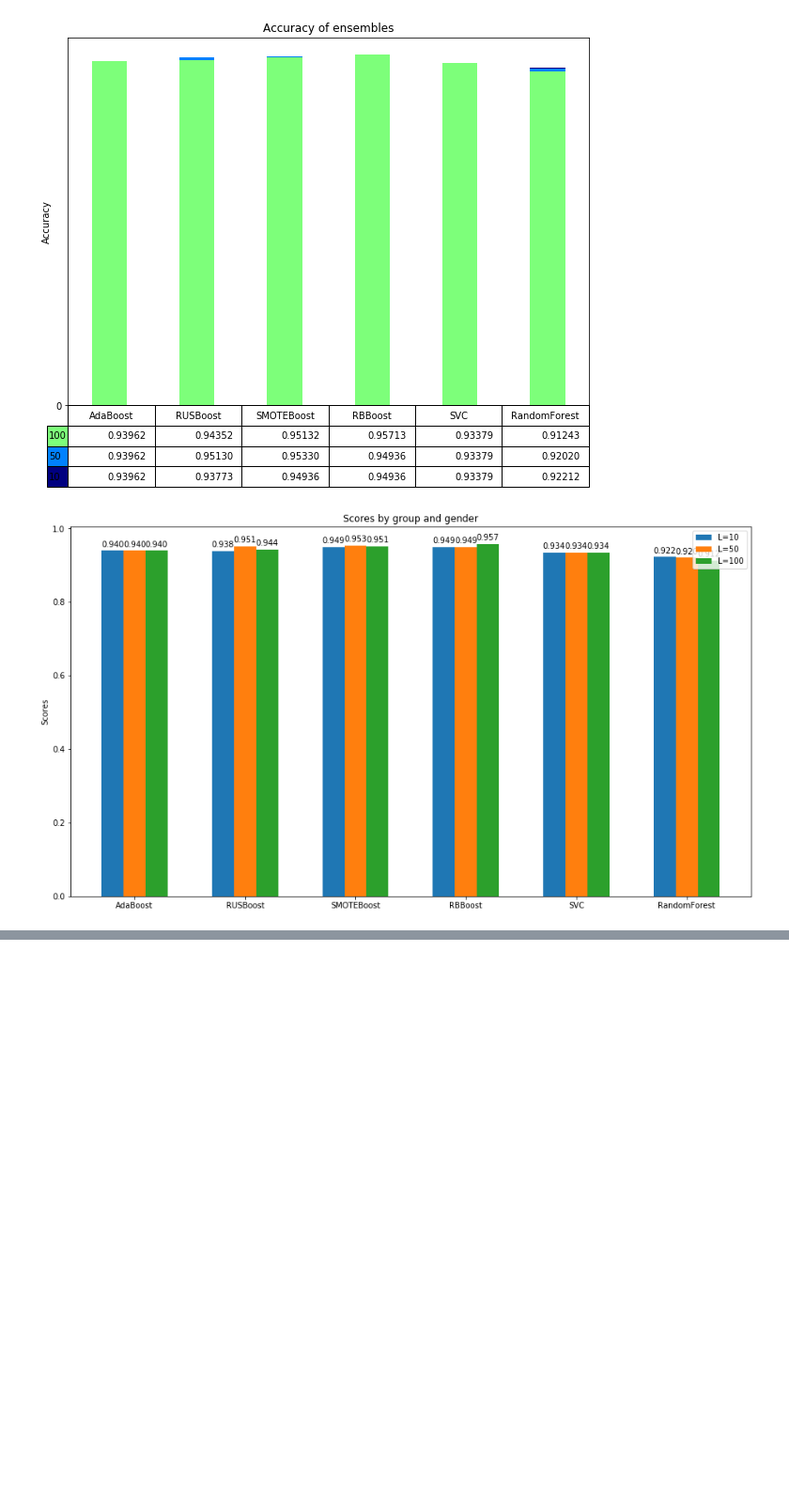
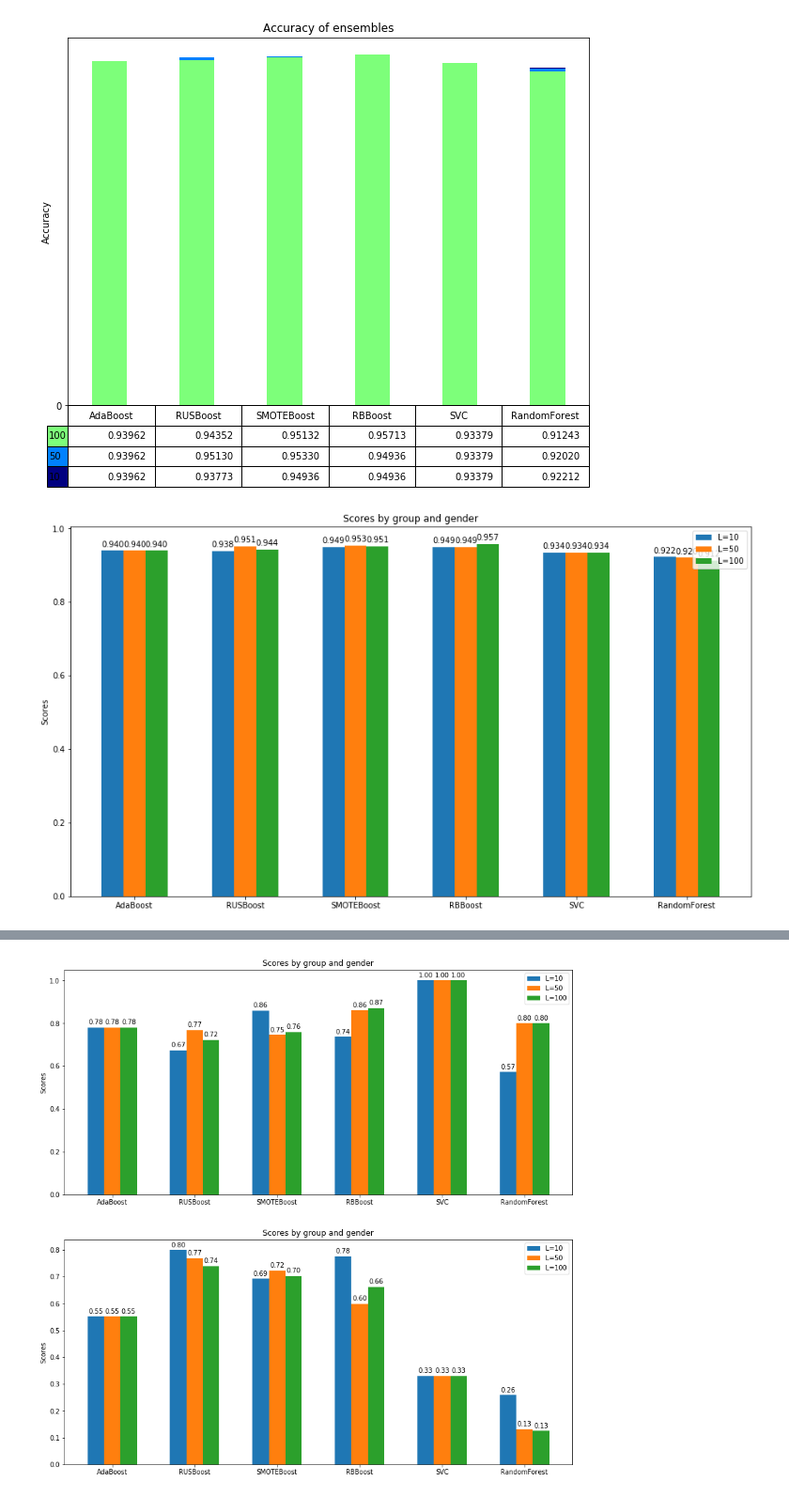
Before and after one commit to Nikronic/Pattern-Recognition-IUST, a Jupyter notebook: HW2/PR-HW2.ipynb, the cells around one changed output, grey strips where cells are left out. Shown at 94% size. Drawn from its saved outputs; the diff is of its cells as text; code cells hidden in the pictures; blank space fills up the shorter version.

Commit message:
add precision recall calculation + visualization

```diff
--- a/HW2/PR-HW2.ipynb
+++ b/HW2/PR-HW2.ipynb
@@ -791,17 +826,25 @@ Accuracy
  [0.970873786407767, 0.92233009708737868, 0.94174757281553401, 0.93203883495145634, 0.90196078431372551] ---> AVG=0.9337902151151724
 # %%
 randomforest_accuracies = []  # accuracies of different ensembles given 5 folds
+randomforest_pr = []
 for es in ensemble_sizes:
     kf_acc = []  # accuracies of 5 fold
+    kf_pr = []
     for train_index, test_index in kfold.split(x):
         x_train, x_test = x[train_index], x[test_index]
         y_train, y_test = y[train_index], y[test_index]
         model = RandomForestClassifier(n_estimators=es, max_depth=1)
         model.fit(x_train, y_train)
-        kf_acc.append(model.score(x_test, y_test))
+        y_pred = model.predict(x_test)
+        p, r, _, _ = precision_recall_fscore_support(y_test, y_pred, average='binary', warn_for=tuple())
+        kf_pr.append((p, r))
+        kf_acc.append(accuracy_score(y_test, y_pred))
+    randomforest_pr.append(kf_pr)
     randomforest_accuracies.append(kf_acc)
 for idx,f in enumerate(randomforest_accuracies):
     print('Accuracy of ensemble with size of #{}:\n {} ---> AVG={}'.format(
         ensemble_sizes[idx], f, np.mean(randomforest_accuracies[idx])))
+
+# for the MUTED WARNING, ill-defined means that some of labels in y_true did not appear in y_pred
 # %% [output]
 Accuracy of ensemble with size of #10:
@@ -898,3 +941,12 @@ fig.set_size_inches(14,8)
 plt.show()
 # %% [output]
 [figure]
+# %%
+all_pr = np.concatenate((np.expand_dims(np.array(adaboost_pr).mean(axis=1), axis=1),
+                          np.expand_dims(np.array(rusboost_pr).mean(axis=1), axis=1),
+                          np.expand_dims(np.array(smoteboost_pr).mean(axis=1), axis=1),
+                          np.expand_dims(np.array(rbboost_pr).mean(axis=1), axis=1),
+                          np.expand_dims(np.array([svc_pr[0], svc_pr[0],svc_pr[0]]).mean(axis=1), axis=1),
+                          np.expand_dims(np.array(randomforest_pr).mean(axis=1), axis=1),
+                        ), axis=1)
+all_pr.shape
@@ -900,0 +955,60 @@ plt.show()
+# %%
+ensemble10_p = all_pr[0,:,0]
+ensemble50_p = all_pr[1,:,0]
+ensemble100_p = all_pr[2,:,0]
+
+ensemble10_r = all_pr[0,:,1]
+ensemble50_r = all_pr[1,:,1]
+ensemble100_r = all_pr[2,:,1]
+
+values = np.arange(len(columns))  # the label locations
+width = 0.2  # the width of the bars
+
+fig, ax = plt.subplots(2)
+rects10 = ax[0].bar(values - width, ensemble10_p, width, label='L=10')
+rects20 = ax[0].bar(values, ensemble50_p, width, label='L=50')
+rects30 = ax[0].bar(values + width, ensemble100_p, width, label='L=100')
+
+rects11 = ax[1].bar(values - width, ensemble10_r, width, label='L=10')
+rects21 = ax[1].bar(values, ensemble50_r, width, label='L=50')
+rects31 = ax[1].bar(values + width, ensemble100_r, width, label='L=100')
+
+# Add some text for labels, title and custom x-axis tick labels, etc.
+ax[0].set_ylabel('Scores')
+ax[0].set_title('Scores by group and gender')
+ax[0].set_xticks(values)
+ax[0].set_xticklabels(columns)
+ax[0].legend()
+
+ax[1].set_ylabel('Scores')
+ax[1].set_title('Scores by group and gender')
+ax[1].set_xticks(values)
+ax[1].set_xticklabels(columns)
+ax[1].legend()
+
+
+def autolabel(rects, i):
+    """Attach a text label above each bar in *rects*, displaying its height."""
+    for rect in rects:
+        height = rect.get_height()
+        ax[i].annotate('%0.2f' % height,
+                    xy=(rect.get_x() + rect.get_width() / 2, height),
+                    xytext=(0, 3),  # 3 points vertical offset
+                    textcoords="offset points",
+                    ha='center', va='bottom')
+
+
+autolabel(rects10, 0)
+autolabel(rects20, 0)
+autolabel(rects30, 0)
+
+autolabel(rects11, 1)
+autolabel(rects21, 1)
+autolabel(rects31, 1)
+
+# fig.tight_layout()
+fig = plt.gcf()
+fig.set_size_inches(14,14)
+plt.show()
+# %% [output]
+[figure, added]
```
Also changed, not shown: parts of 8 cells of this notebook.
